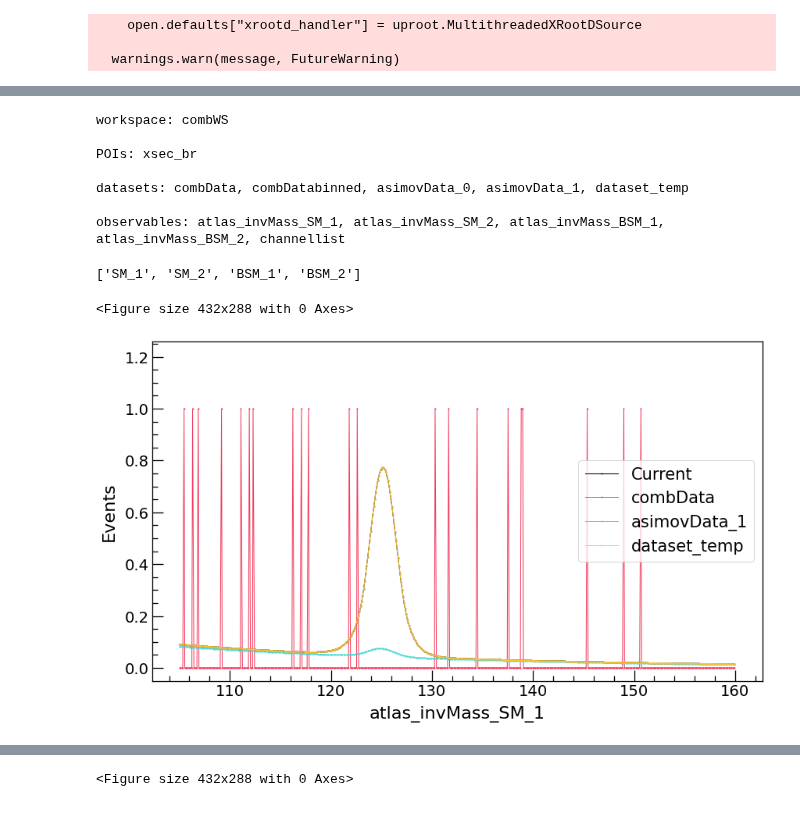
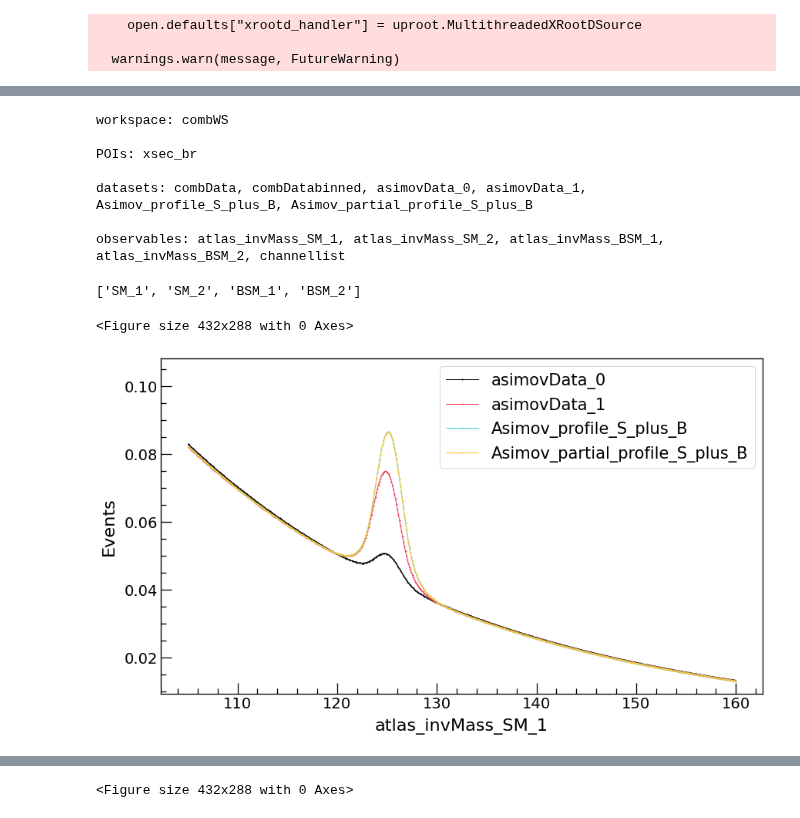
Before and after one commit to dyl64/hh_combination_fw, a Jupyter notebook: NP_ranking/VisualizeDatasetDistributions.ipynb, the cells around one changed output, grey strips where cells are left out. Cells and saved outputs as stored; diff of their text form; code cells hidden in the pictures.

```diff
--- a/NP_ranking/VisualizeDatasetDistributions.ipynb
+++ b/NP_ranking/VisualizeDatasetDistributions.ipynb
@@ -21,6 +21,6 @@ RooFit v3.60 -- Developed by Wouter Verkerke and David Kirkby
 
   warnings.warn(message, FutureWarning)
 # %%
-filename = "bbyy_asimov_-1.root"
+filename = "/eos/atlas/atlascerngroupdisk/phys-hdbs/diHiggs/combination/FullRun2Workspaces/batches/v140invfb_20210903_CI/output_mu_unblind/rescaled/nonres/bbyy/0.root"
 model = ExtendedModel(filename)
 # %% [output]
@@ -52,7 +74,7 @@ workspace: combWS
 
 POIs: xsec_br
 
-datasets: combData, combDatabinned, asimovData_0, asimovData_1, dataset_temp
+datasets: combData, combDatabinned, asimovData_0, asimovData_1, Asimov_profile_S_plus_B, Asimov_partial_profile_S_plus_B
 
 observables: atlas_invMass_SM_1, atlas_invMass_SM_2, atlas_invMass_BSM_1, atlas_invMass_BSM_2, channellist
 # %%
@@ -61,13 +83,16 @@ model.get_categories()
 ['SM_1', 'SM_2', 'BSM_1', 'BSM_2']
 # %%
 plt = model.plot_distributions(category='SM_1',
-                               current_distributions=True,
-                               datasets=["combData",
-                                         "asimovData_1",
-                                         "dataset_temp",])
+                               current_distributions=False,
+                               datasets=[#"combData",
+                                         "asimovData_0",
+#                                          "dataset_temp",
+                                        "asimovData_1",
+                               "Asimov_profile_S_plus_B",
+                               "Asimov_partial_profile_S_plus_B"])
                                  #snapshots=["nominalAllVars"])
 plt.show()
 # %% [output]
 <Figure size 432x288 with 0 Axes>
-[figure, old version]
+[figure, new version]
 # %%
```
Also changed, not shown: parts of 6 cells of this notebook, 1 other file.
